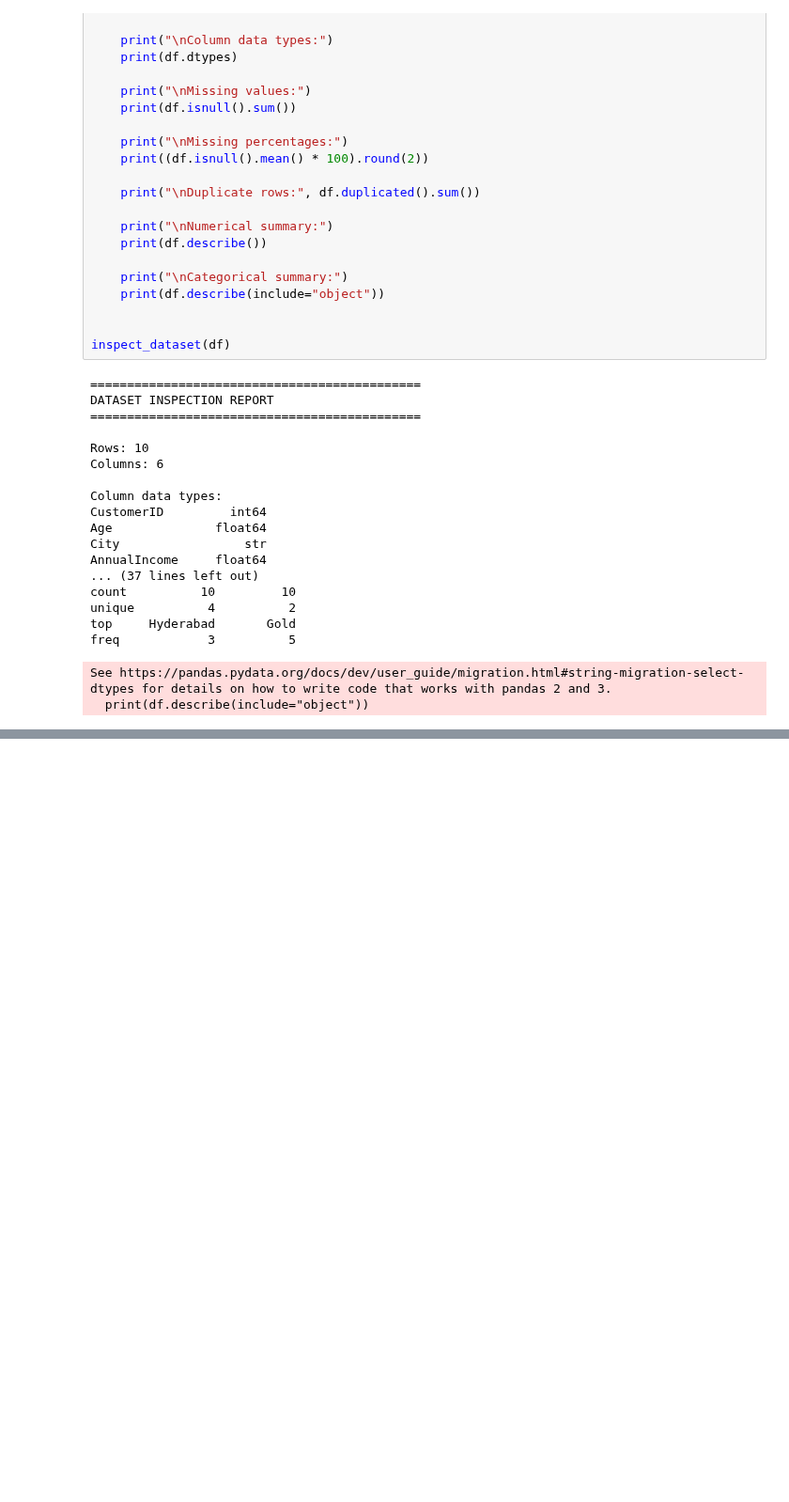
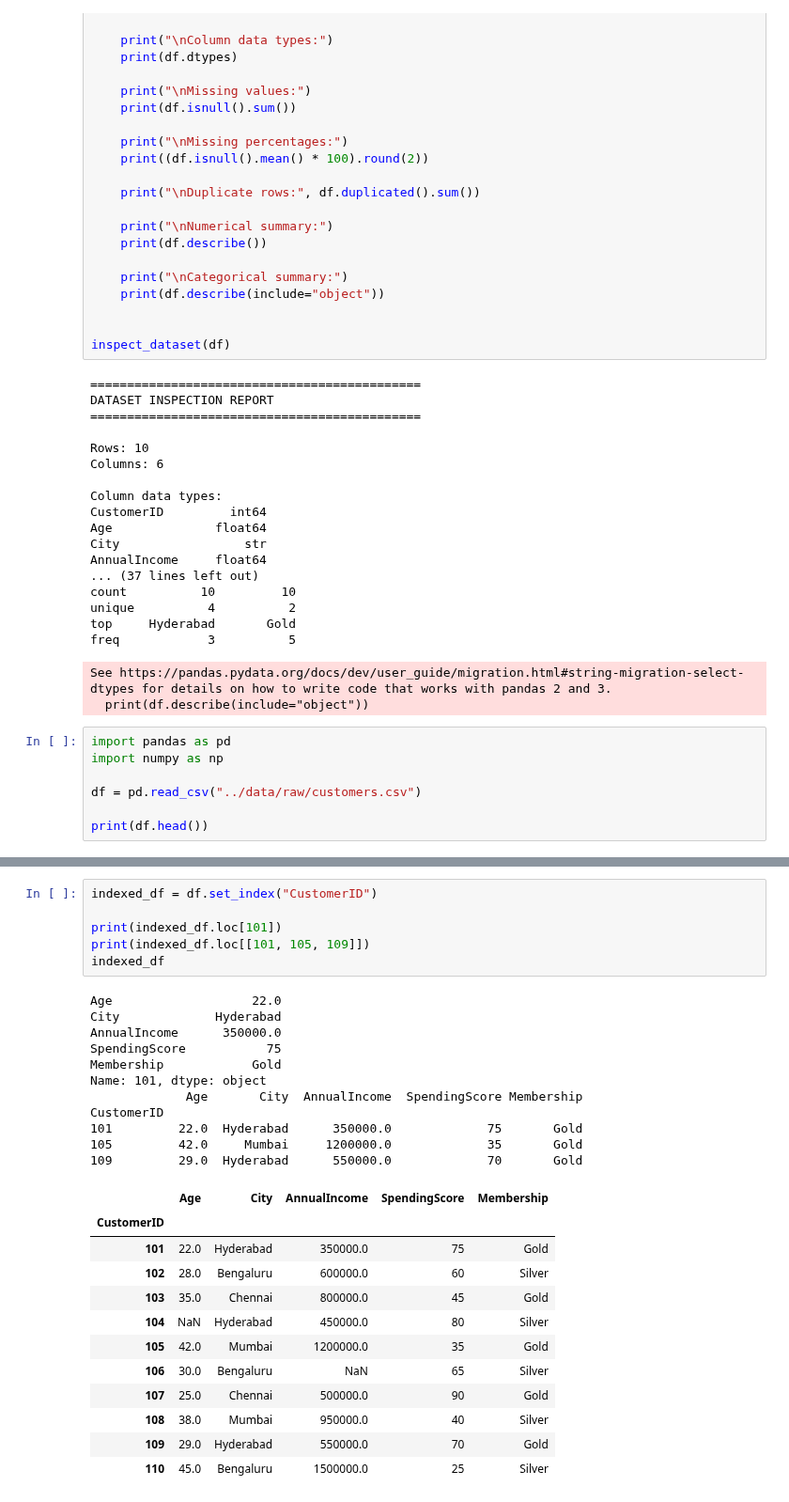
Before and after one commit to siddardha-007/nupa-ml-project, a Jupyter notebook: notebooks/03_pandas_fundamentals.ipynb, the cells around one changed output, grey strips where cells are left out. Shown at 94% size. Cells and saved outputs as stored; diff of their text form; blank space fills up the shorter version.

Commit message:
feat: pandas data cleaning and summary

```diff
--- a/notebooks/03_pandas_fundamentals.ipynb
+++ b/notebooks/03_pandas_fundamentals.ipynb
@@ -404,3 +404,10 @@ top     Hyderabad       Gold
 freq            3          5
 See https://pandas.pydata.org/docs/dev/user_guide/migration.html#string-migration-select-dtypes for details on how to write code that works with pandas 2 and 3.
   print(df.describe(include="object"))
+# %%
+import pandas as pd
+import numpy as np
+
+df = pd.read_csv("../data/raw/customers.csv")
+
+print(df.head())
@@ -406,0 +468,30 @@ See https://pandas.pydata.org/docs/dev/user_guide/migration.html#string-migratio
+# %%
+indexed_df = df.set_index("CustomerID")
+
+print(indexed_df.loc[101])
+print(indexed_df.loc[[101, 105, 109]])
+indexed_df
+# %% [output]
+Age                   22.0
+City             Hyderabad
+AnnualIncome      350000.0
+SpendingScore           75
+Membership            Gold
+Name: 101, dtype: object
+             Age       City  AnnualIncome  SpendingScore Membership
+CustomerID
+101         22.0  Hyderabad      350000.0             75       Gold
+105         42.0     Mumbai     1200000.0             35       Gold
+109         29.0  Hyderabad      550000.0             70       Gold
+|  | Age | City | AnnualIncome | SpendingScore | Membership |
+| CustomerID |  |  |  |  |  |
+| 101 | 22.0 | Hyderabad | 350000.0 | 75 | Gold |
+| 102 | 28.0 | Bengaluru | 600000.0 | 60 | Silver |
+| 103 | 35.0 | Chennai | 800000.0 | 45 | Gold |
+| 104 | NaN | Hyderabad | 450000.0 | 80 | Silver |
+| 105 | 42.0 | Mumbai | 1200000.0 | 35 | Gold |
+| 106 | 30.0 | Bengaluru | NaN | 65 | Silver |
+| 107 | 25.0 | Chennai | 500000.0 | 90 | Gold |
+| 108 | 38.0 | Mumbai | 950000.0 | 40 | Silver |
+| 109 | 29.0 | Hyderabad | 550000.0 | 70 | Gold |
+| 110 | 45.0 | Bengaluru | 1500000.0 | 25 | Silver |
```
Also changed, not shown: parts of 14 cells of this notebook, 2 other files.
